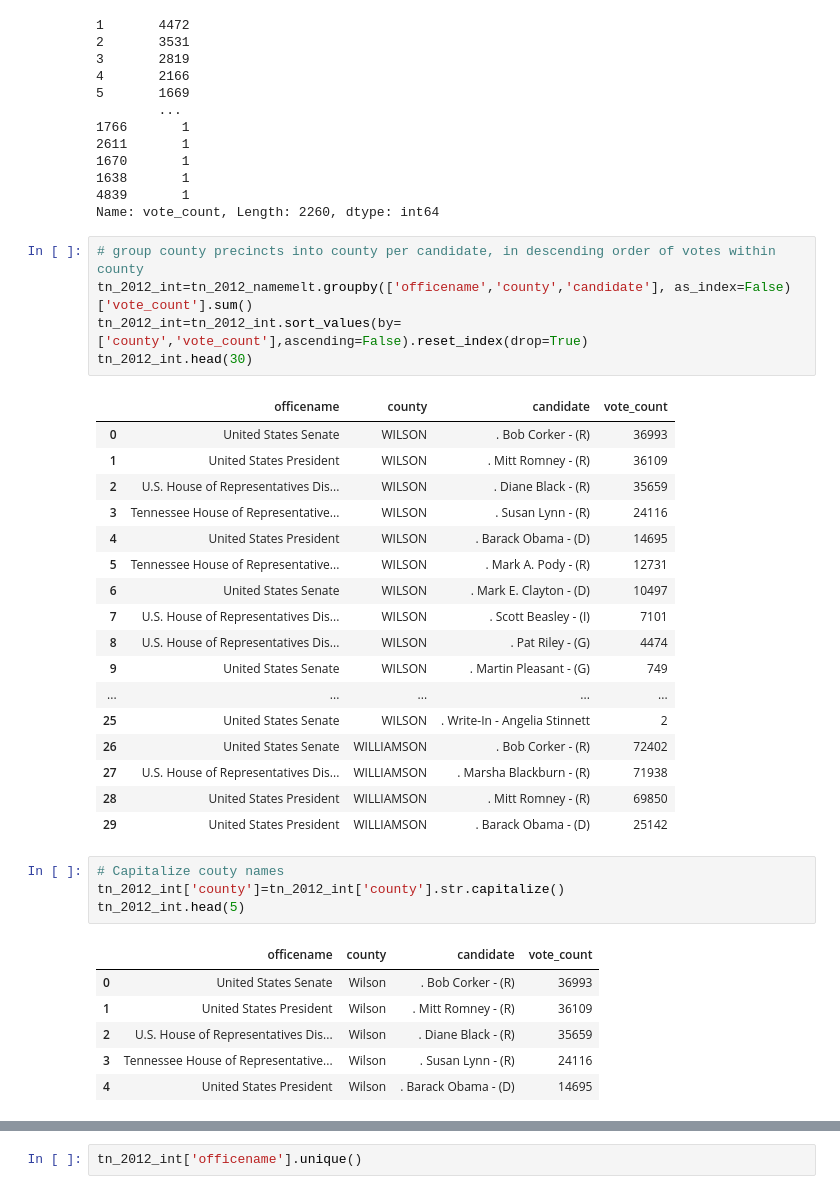
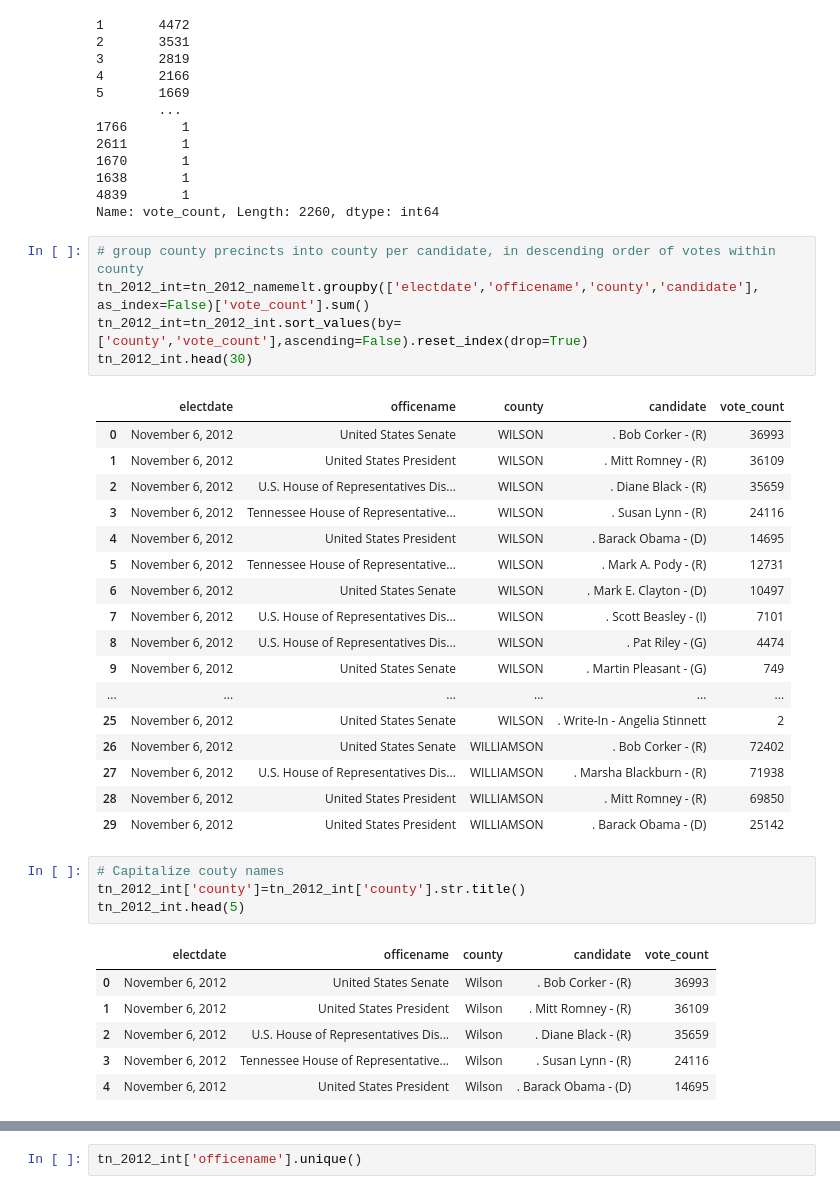
Before and after one commit to DavidMellow/tn-elections, a Jupyter notebook: notebooks/tn_election_2012.ipynb, the cells around one changed output, grey strips where cells are left out. Drawn from its saved outputs; the diff is of its cells as text.

```diff
--- a/notebooks/tn_election_2012.ipynb
+++ b/notebooks/tn_election_2012.ipynb
@@ -253,38 +253,38 @@ tn_2012_namemelt['vote_count'].value_counts()
 Name: vote_count, Length: 2260, dtype: int64
 # %%
 # group county precincts into county per candidate, in descending order of votes within county
-tn_2012_int=tn_2012_namemelt.groupby(['officename','county','candidate'], as_index=False)['vote_count'].sum()
+tn_2012_int=tn_2012_namemelt.groupby(['electdate','officename','county','candidate'], as_index=False)['vote_count'].sum()
 tn_2012_int=tn_2012_int.sort_values(by=['county','vote_count'],ascending=False).reset_index(drop=True)
 tn_2012_int.head(30)
 # %% [output]
-|  | officename | county | candidate | vote_count |
-| 0 | United States Senate | WILSON | . Bob Corker - (R) | 36993 |
-| 1 | United States President | WILSON | . Mitt Romney - (R) | 36109 |
-| 2 | U.S. House of Representatives Dis... | WILSON | . Diane Black - (R) | 35659 |
-| 3 | Tennessee House of Representative... | WILSON | . Susan Lynn - (R) | 24116 |
-| 4 | United States President | WILSON | . Barack Obama - (D) | 14695 |
-| 5 | Tennessee House of Representative... | WILSON | . Mark A. Pody - (R) | 12731 |
-| 6 | United States Senate | WILSON | . Mark E. Clayton - (D) | 10497 |
-| 7 | U.S. House of Representatives Dis... | WILSON | . Scott Beasley - (I) | 7101 |
-| 8 | U.S. House of Representatives Dis... | WILSON | . Pat Riley - (G) | 4474 |
-| 9 | United States Senate | WILSON | . Martin Pleasant - (G) | 749 |
-| ... | ... | ... | ... | ... |
-| 25 | United States Senate | WILSON | . Write-In - Angelia Stinnett | 2 |
-| 26 | United States Senate | WILLIAMSON | . Bob Corker - (R) | 72402 |
-| 27 | U.S. House of Representatives Dis... | WILLIAMSON | . Marsha Blackburn - (R) | 71938 |
-| 28 | United States President | WILLIAMSON | . Mitt Romney - (R) | 69850 |
-| 29 | United States President | WILLIAMSON | . Barack Obama - (D) | 25142 |
+|  | electdate | officename | county | candidate | vote_count |
+| 0 | November 6, 2012 | United States Senate | WILSON | . Bob Corker - (R) | 36993 |
+| 1 | November 6, 2012 | United States President | WILSON | . Mitt Romney - (R) | 36109 |
+| 2 | November 6, 2012 | U.S. House of Representatives Dis... | WILSON | . Diane Black - (R) | 35659 |
+| 3 | November 6, 2012 | Tennessee House of Representative... | WILSON | . Susan Lynn - (R) | 24116 |
+| 4 | November 6, 2012 | United States President | WILSON | . Barack Obama - (D) | 14695 |
+| 5 | November 6, 2012 | Tennessee House of Representative... | WILSON | . Mark A. Pody - (R) | 12731 |
+| 6 | November 6, 2012 | United States Senate | WILSON | . Mark E. Clayton - (D) | 10497 |
+| 7 | November 6, 2012 | U.S. House of Representatives Dis... | WILSON | . Scott Beasley - (I) | 7101 |
+| 8 | November 6, 2012 | U.S. House of Representatives Dis... | WILSON | . Pat Riley - (G) | 4474 |
+| 9 | November 6, 2012 | United States Senate | WILSON | . Martin Pleasant - (G) | 749 |
+| ... | ... | ... | ... | ... | ... |
+| 25 | November 6, 2012 | United States Senate | WILSON | . Write-In - Angelia Stinnett | 2 |
+| 26 | November 6, 2012 | United States Senate | WILLIAMSON | . Bob Corker - (R) | 72402 |
+| 27 | November 6, 2012 | U.S. House of Representatives Dis... | WILLIAMSON | . Marsha Blackburn - (R) | 71938 |
+| 28 | November 6, 2012 | United States President | WILLIAMSON | . Mitt Romney - (R) | 69850 |
+| 29 | November 6, 2012 | United States President | WILLIAMSON | . Barack Obama - (D) | 25142 |
 # %%
 # Capitalize couty names
-tn_2012_int['county']=tn_2012_int['county'].str.capitalize()
+tn_2012_int['county']=tn_2012_int['county'].str.title()
 tn_2012_int.head(5)
 # %% [output]
-|  | officename | county | candidate | vote_count |
-| 0 | United States Senate | Wilson | . Bob Corker - (R) | 36993 |
-| 1 | United States President | Wilson | . Mitt Romney - (R) | 36109 |
-| 2 | U.S. House of Representatives Dis... | Wilson | . Diane Black - (R) | 35659 |
-| 3 | Tennessee House of Representative... | Wilson | . Susan Lynn - (R) | 24116 |
-| 4 | United States President | Wilson | . Barack Obama - (D) | 14695 |
+|  | electdate | officename | county | candidate | vote_count |
+| 0 | November 6, 2012 | United States Senate | Wilson | . Bob Corker - (R) | 36993 |
+| 1 | November 6, 2012 | United States President | Wilson | . Mitt Romney - (R) | 36109 |
+| 2 | November 6, 2012 | U.S. House of Representatives Dis... | Wilson | . Diane Black - (R) | 35659 |
+| 3 | November 6, 2012 | Tennessee House of Representative... | Wilson | . Susan Lynn - (R) | 24116 |
+| 4 | November 6, 2012 | United States President | Wilson | . Barack Obama - (D) | 14695 |
 # %%
 tn_2012_int.info()
 # %% [output]
```
Also changed, not shown: parts of 26 cells of this notebook.
